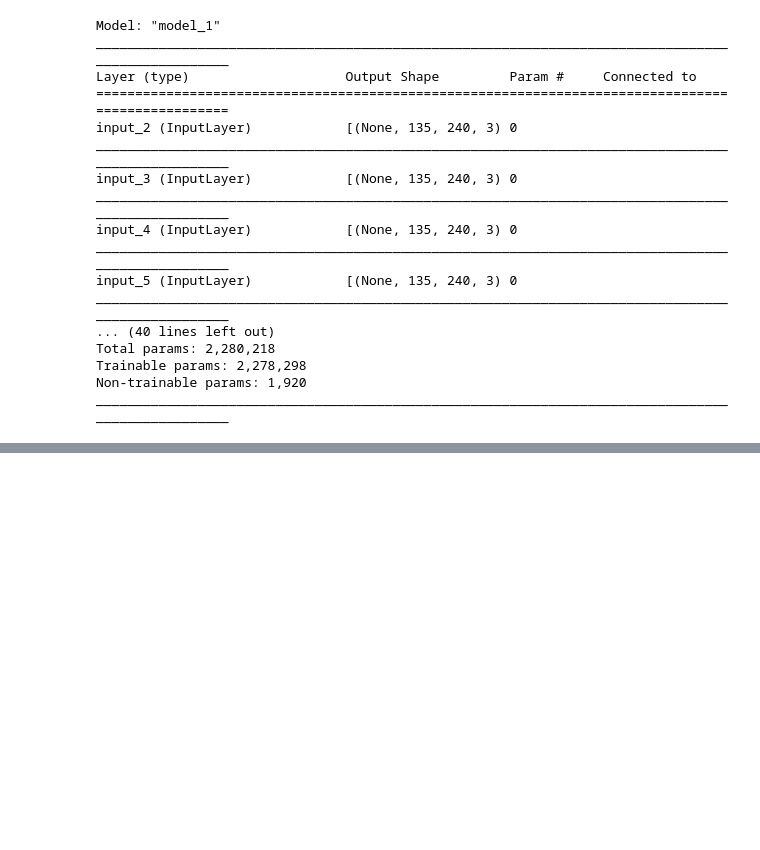
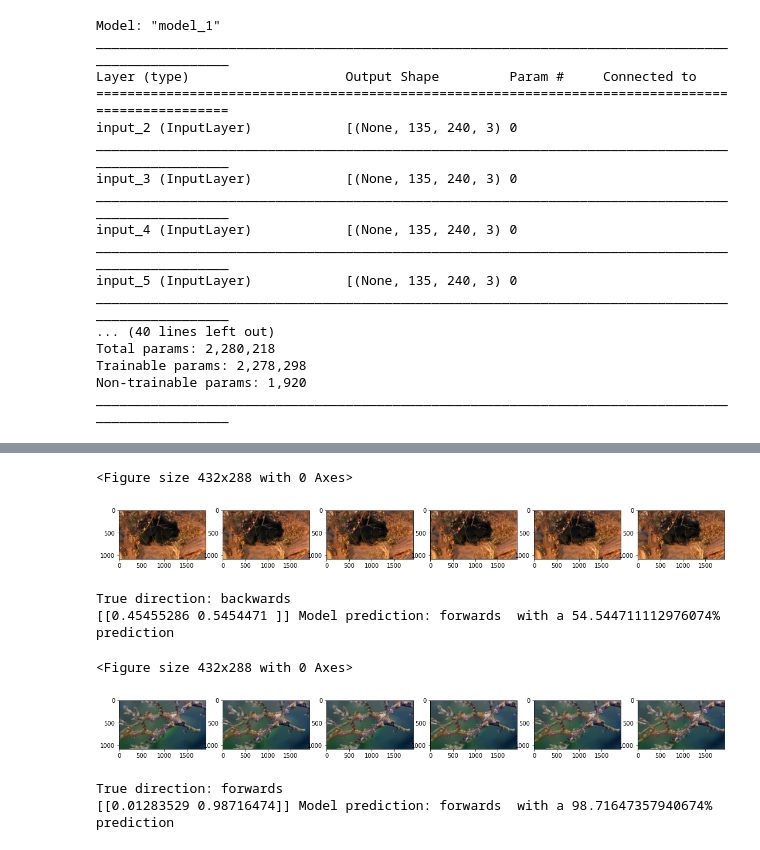
Before and after one commit to AsimPoptani/Backwards_Detection, a Jupyter notebook: model2.ipynb, the cells around one changed output, grey strips where cells are left out. Cells and saved outputs as stored; diff of their text form; code cells hidden in the pictures; blank space fills up the shorter version.

```diff
--- a/model2.ipynb
+++ b/model2.ipynb
@@ -32,4 +34,4 @@ trainning_folder="training_images"
 test_folder="test"
 # %%
-number_of_trainning_videos=1
+number_of_trainning_videos=len(os.listdir(f'{trainning_folder}'))
 number_of_test_videos=1
@@ -173,7 +221,3 @@ tensor_trainning_dataset2 = tf.data.Dataset.from_generator(
 # %%
 
 # tf.math.reduce_mean(np.array([[1,2,3],[2,3,4]],dtype=np.float32),axis=0)
-# %%
-for i in tensor_trainning_dataset2.take(2):
-    print(i)
-    # break
@@ -301,4 +310,0 @@ KeyboardInterrupt:
-# %%
-for i in tensor_trainning_dataset2.take(2):
-    output=model.predict(i[0])
-    print(output)
@@ -322,0 +311,9 @@ for i in tensor_trainning_dataset2.take(2):
+# %%
+model = tf.keras.models.load_model('back4ards')
+model.compile(
+#     options = run_opts,
+    loss=tf.keras.losses.SparseCategoricalCrossentropy(from_logits=False),
+    optimizer=K.optimizers.Adam(learning_rate=0.00005),
+    metrics=[tf.keras.metrics.BinaryAccuracy(),tf.keras.metrics.MeanSquaredError(),tf.keras.metrics.SparseCategoricalCrossentropy()]
+)
+history=model.fit(tensor_trainning_dataset2,epochs=500)
@@ -322,0 +323,37 @@ for i in tensor_trainning_dataset2.take(2):
+# %%
+for i in tensor_trainning_dataset3.take(2):
+    output=model.predict(i[0])
+    plt.figure()
+    f, axarr = plt.subplots(1,6)
+    for index,image in enumerate(i[0]):
+        axarr[index].imshow(tf.image.resize(i[0][index][0],(1080,1920),'nearest'))
+#         axarr[index].imshow(i[0][index][0])
+    f.set_size_inches(18.5, 10.5)
+    plt.show()
+    print("True direction:","forwards" if i[1][0]  else "backwards")
+    print(output,"Model prediction:", "forwards" if np.argmax(output) else "backwards",f" with a {output[0][np.argmax(output)]*100}% prediction")
+#         plt.imshow()
+#     output[np.argmax(output,axis=1)]
+#     forwards=np.argmax(output,axis=1)[::2]
+#     backwards=np.argmax(output,axis=1)[1::2]
+
+#     (len(forwards)-np.count_nonzero(forwards))
+
+#     print(forwards==0) # Video going backwards output should be 0
+#     print(backwards==1) # Video going forwards output should be 1
+#     totalForwards+=np.count_nonzero(forwards==0)
+#     totalBackwards+=np.count_nonzero(forwards==1)
+#     forwardsDetections+=len(forwards)
+#     backwardsDetections+=len(backwards)
+#     print("forwards ",totalForwards/forwardsDetections)
+#     print("backwards ",totalBackwards/backwardsDetections)
+#     print("acc", (((totalForwards/forwardsDetections)+(totalBackwards/backwardsDetections))/2))
+# %% [output]
+<Figure size 432x288 with 0 Axes>
+[figure, added]
+True direction: backwards
+[[0.45455286 0.5454471 ]] Model prediction: forwards  with a 54.544711112976074% prediction
+<Figure size 432x288 with 0 Axes>
+[figure, added]
+True direction: forwards
+[[0.01283529 0.98716474]] Model prediction: forwards  with a 98.71647357940674% prediction
```
Also changed, not shown: parts of 20 cells of this notebook.
